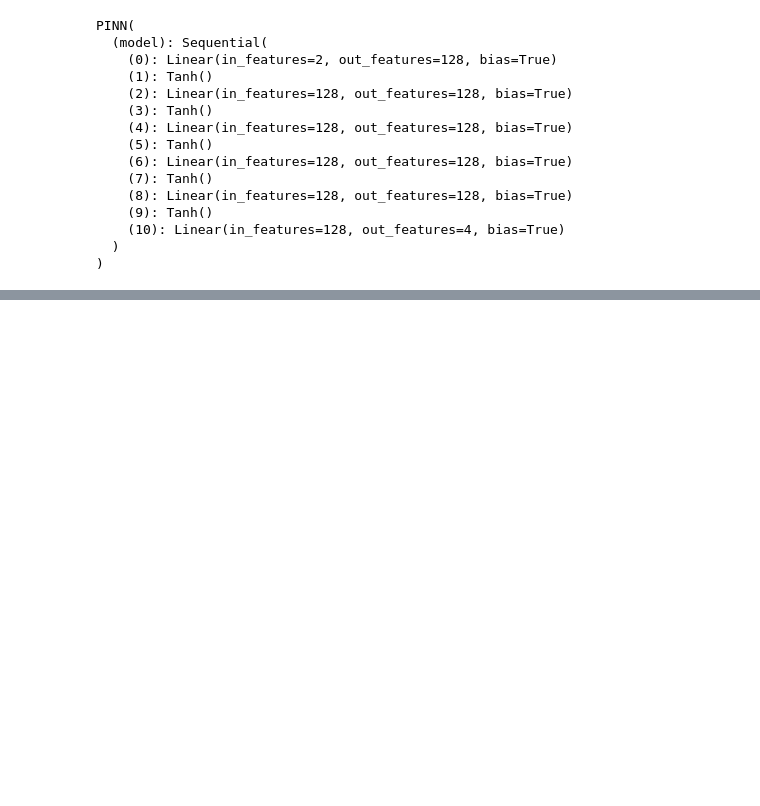
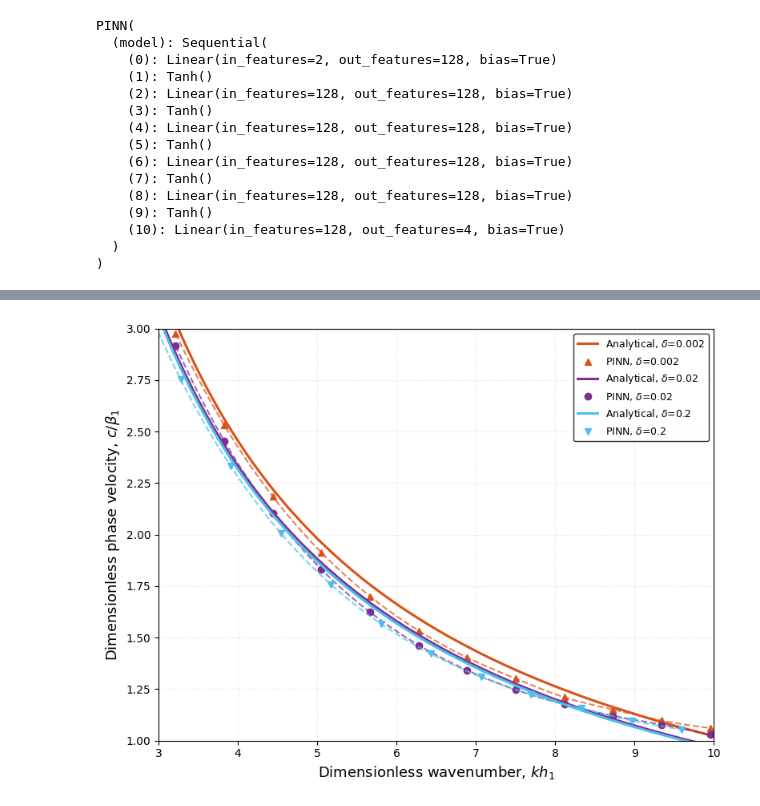
Before and after one commit to tdiksha758-png/pinn_FGM_loosley, a Jupyter notebook: experiments/pinn_loosley_code.ipynb, the cells around one changed output, grey strips where cells are left out. Cells and saved outputs as stored; diff of their text form; code cells hidden in the pictures; blank space fills up the shorter version.

```diff
--- a/experiments/pinn_loosley_code.ipynb
+++ b/experiments/pinn_loosley_code.ipynb
@@ -1006,7 +961,7 @@ from scipy.interpolate import make_interp_spline
 # ==============================
 # LOAD PINN DATA
 # ==============================
-pinn = np.loadtxt("PINN_dispersion.csv", delimiter=",", skiprows=1)
+pinn = np.loadtxt("PINN_dispersion_ delta_0p002.csv", delimiter=",", skiprows=1)
 
 kH = pinn[:, 0]
 c_pinn = pinn[:, 1]
@@ -1040,7 +995,7 @@ sigma_2 = 1e11
 
 tau0 = 8.854e-12
 F = 1e9
-delta = 0.2
+delta = 0.002
 
 H = h2 / h1
 
@@ -1049,8 +1004,8 @@ beta1 = np.sqrt(C44R1 / rho1)
 # ==============================
 # GRID FOR ANALYTICAL SOLUTION
 # ==============================
-x = np.linspace(2.6465, 9.5960, 300)
-y = np.linspace(1.0, 3.465, 300)
+x = np.linspace(3.21608, 9.95477, 300)
+y = np.linspace(1.0, 3.485, 300)
 
 X, Y = np.meshgrid(x, y)
 
@@ -1177,13 +1132,13 @@ c_ana = c_ana[idx]
 # SAVE ANALYTICAL DISPERSION
 # ==============================
 np.savetxt(
-    "Analytical_dispersion.csv",
+    "Analytical_dispersion_ delta_0p002.csv",
     np.column_stack((kH_ana, c_ana)),
     delimiter=",",
     header="kH,c_analytical",
     comments=""
 )
-print("✓ Saved: Analytical_dispersion.csv")
+print("✓ Saved: Analytical_dispersion_ delta_0p002.csv")
 
 # ==============================
 # SMOOTH PINN CURVE
@@ -1609,7 +1537,7 @@ from scipy.interpolate import make_interp_spline
 # ==================================================
 
 pinn_data = np.loadtxt(
-    "PINN_dispersion.csv",
+    "PINN_dispersion_ delta_0p002.csv",
     delimiter=",",
     skiprows=1
 )
@@ -1624,7 +1552,7 @@ c_pinn = pinn_data[:, 1]
 # ==================================================
 
 analytical_data = np.loadtxt(
-    "Analytical_dispersion.csv",
+    "Analytical_dispersion_ delta_0p002.csv",
     delimiter=",",
     skiprows=1
 )
@@ -2997,7 +2857,7 @@ import matplotlib.pyplot as plt
 # ==================================================
 
 pinn_data = np.loadtxt(
-    "PINN_dispersion.csv",
+    "PINN_dispersion_ delta_0p002.csv",
     delimiter=",",
     skiprows=1
 )
@@ -3018,7 +2878,7 @@ c_pinn = np.asarray(
 # ==================================================
 
 analytical_data = np.loadtxt(
-    "Analytical_dispersion.csv",
+    "Analytical_dispersion_ delta_0p002.csv",
     delimiter=",",
     skiprows=1
 )
@@ -5719,0 +7269,49 @@ convergence_quality_vs_wavenumber.png
+# %%
+# ==============================
+# FINAL COMPARISON PLOT: ANALYTICAL (open-circuit) vs PINN, all deltas
+# ==============================
+from scipy.interpolate import make_interp_spline
+
+plot_colors = {0.002: "#D95319", 0.02: "#7E2F8E", 0.2: "#4DBEEE"}
+plot_markers = {0.002: "^", 0.02: "o", 0.2: "v"}
+
+fig, ax = plt.subplots(figsize=(8, 6))
+
+for setting in delta_settings:
+
+    delta = setting["delta"]
+    color = plot_colors[delta]
+
+    # Analytical curve
+    if delta in analytical_open_curves:
+        kH_ana, c_ana = analytical_open_curves[delta]
+        ax.plot(kH_ana, c_ana, "-", color=color, linewidth=2.2,
+                label=rf"Analytical, $\delta$={delta}")
+
+    # PINN points + smoothed curve
+    if delta in pinn_open_curves:
+        kH_p, c_p = pinn_open_curves[delta]
+
+        if len(kH_p) >= 3:
+            kH_smooth = np.linspace(kH_p.min(), kH_p.max(), 300)
+            spline = make_interp_spline(kH_p, c_p, k=2)
+            c_smooth = spline(kH_smooth)
+            ax.plot(kH_smooth, c_smooth, "--", color=color, linewidth=1.5, alpha=0.7)
+
+        ax.plot(kH_p, c_p, marker=plot_markers[delta], linestyle="none",
+                color=color, markersize=6, markerfacecolor=color,
+                label=rf"PINN, $\delta$={delta}")
+
+ax.set_xlabel(r"Dimensionless wavenumber, $kh_1$", fontsize=13)
+ax.set_ylabel(r"Dimensionless phase velocity, $c/\beta_1$", fontsize=13)
+# ax.set_title(r"Open Circuit: Analytical vs PINN, Varying $\delta$", fontsize=13)
+ax.set_xlim(3, 10)
+ax.set_ylim(1, 3)
+ax.grid(True, linestyle=":", alpha=0.4)
+ax.legend(loc="best", fontsize=9, frameon=True, edgecolor="black")
+
+plt.tight_layout()
+plt.savefig("Analytical_vs_PINN_open_circuit_all_delta.png", dpi=600, bbox_inches="tight")
+plt.show()
+# %% [output]
+[figure, added]
```
Also changed, not shown: parts of 37 cells of this notebook, 47 other files.
